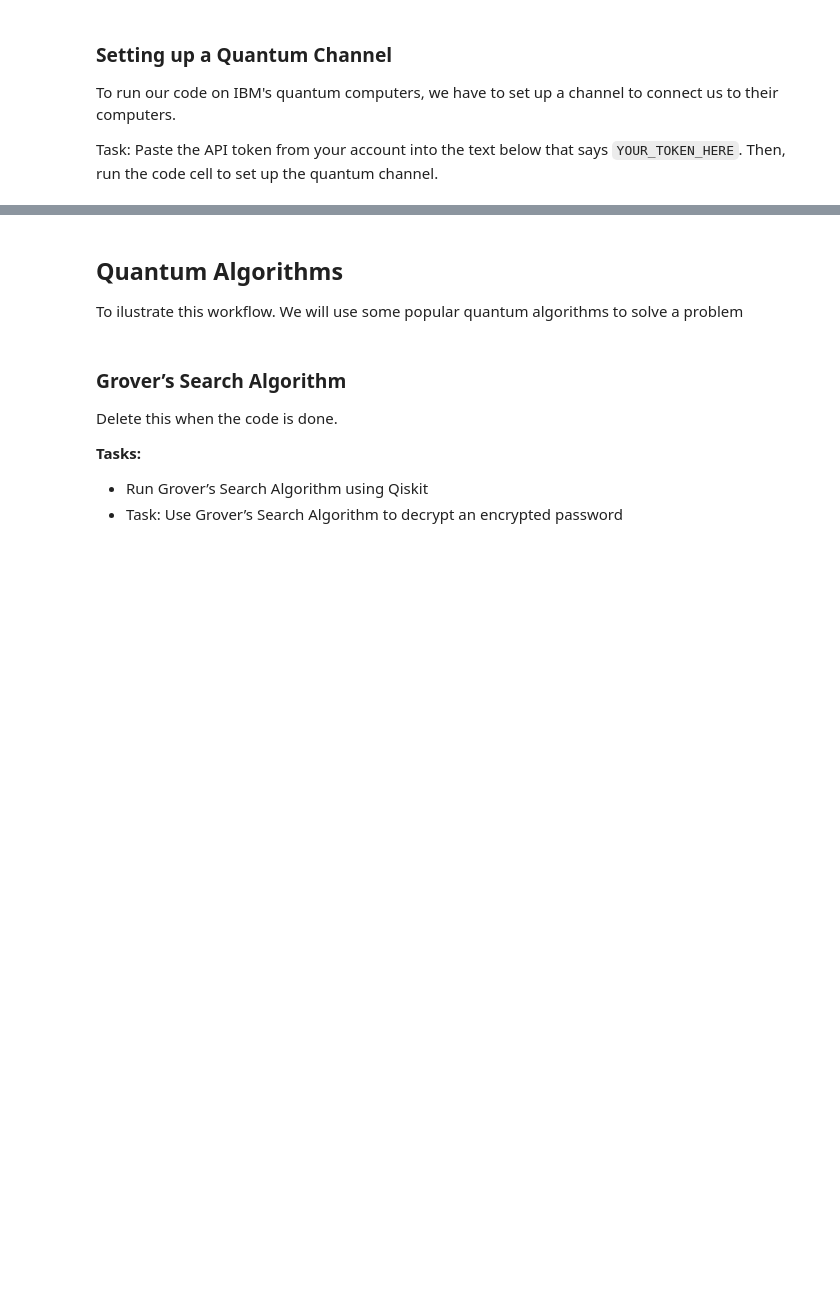
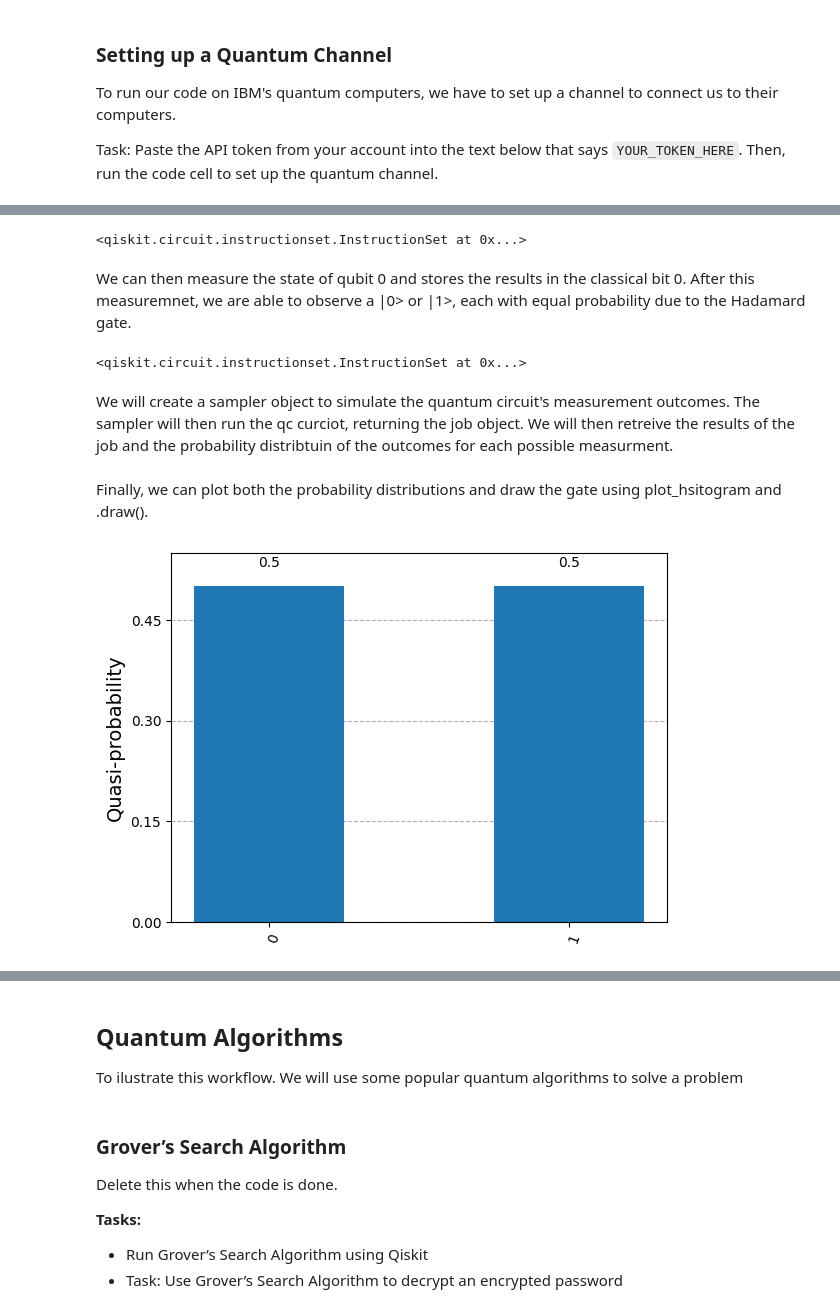
Before and after one commit to Watcher1223/CS-123-tutorial, a Jupyter notebook: qcqiskit.ipynb, the cells around one changed output, grey strips where cells are left out. Drawn from its saved outputs; the diff is of its cells as text; code cells hidden in the pictures; blank space fills up the shorter version.

Commit message:
Added Using Qiskit: Circuits Section

```diff
--- a/qcqiskit.ipynb
+++ b/qcqiskit.ipynb
@@ -230,0 +245,2 @@ service = QiskitRuntimeService(channel="ibm_quantum",
+# %%
+qc = QuantumCircuit(1, 1)
@@ -230,0 +249,25 @@ service = QiskitRuntimeService(channel="ibm_quantum",
+# %%
+qc.h(0)
+# %% [output]
+<qiskit.circuit.instructionset.InstructionSet at 0x...>
+# %% [markdown]
+We can then measure the state of qubit 0 and stores the results in the classical bit 0.
+After this measuremnet, we are able to observe a |0> or |1>, each with equal probability
+due to the Hadamard gate.
+# %%
+qc.measure(0, 0)
+# %% [output]
+<qiskit.circuit.instructionset.InstructionSet at 0x...>
+# %% [markdown]
+We will create a sampler object to simulate the quantum circuit's measurement outcomes. The sampler will then run the qc curciot, returning the job object. We will then retreive the results of the job and the probability distribtuin of the outcomes for each possible measurment.
+# %%
+sampler = Sampler()
+job = sampler.run([qc])
+result = job.result()
+counts = result.quasi_dists[0]
+# %% [markdown]
+Finally, we can plot both the probability distributions and draw the gate using plot_hsitogram and .draw().
+# %%
+plot_histogram(counts)
+# %% [output]
+[figure, added]
```
Also changed, not shown: parts of 34 cells of this notebook.
